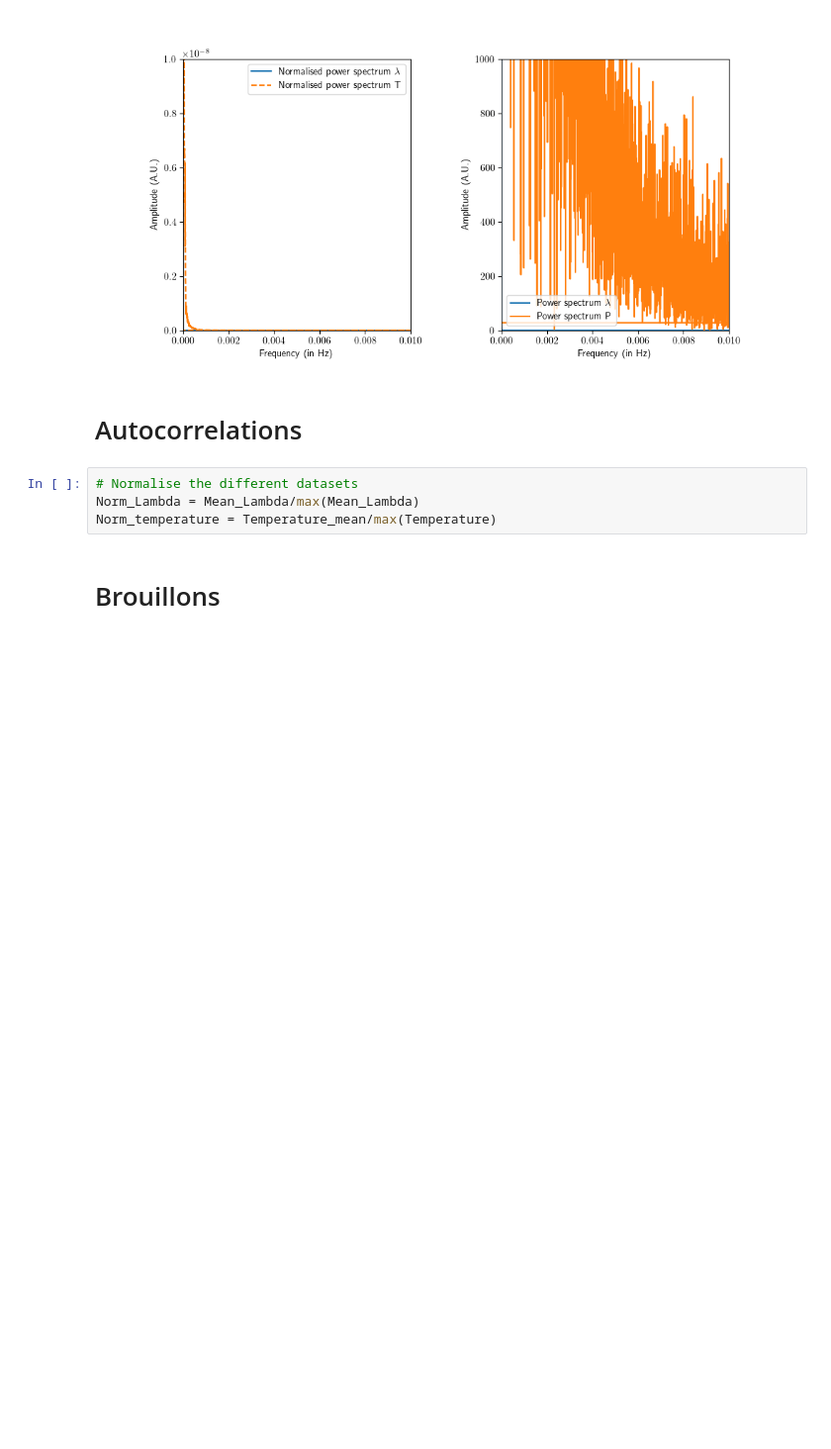
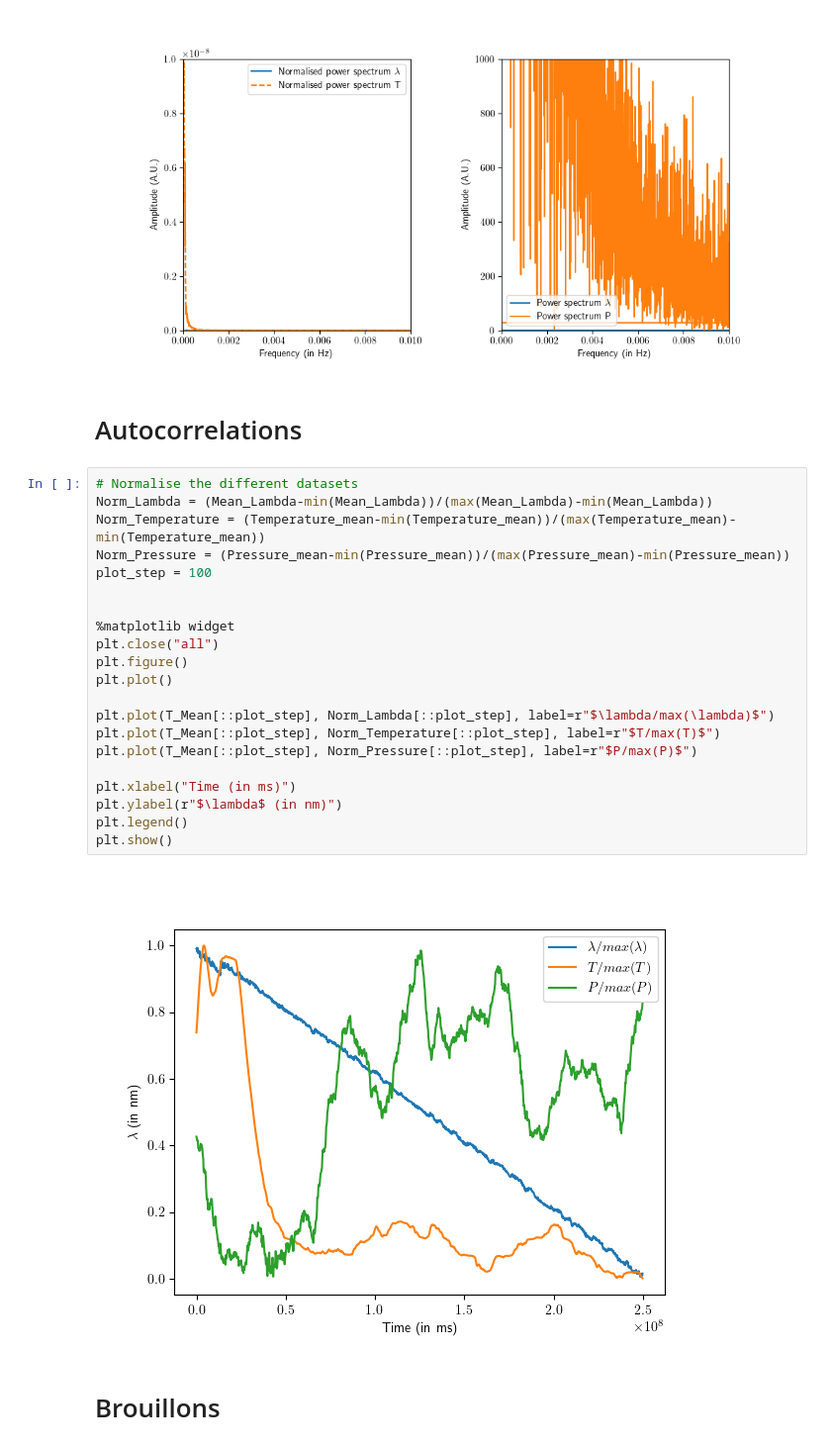
Before and after one commit to DolbeaultRemy/PLR1_PID_AnalyzeFrequency, a Jupyter notebook: AnalyzeFrequency.ipynb, the cells around one changed output. Shown at 99% size. Cells and saved outputs as stored; diff of their text form; blank space fills up the shorter version.

```diff
--- a/AnalyzeFrequency.ipynb
+++ b/AnalyzeFrequency.ipynb
@@ -271,8 +271,27 @@ plt.show()
 # Autocorrelations
 # %%
 # Normalise the different datasets
-Norm_Lambda = Mean_Lambda/max(Mean_Lambda)
-Norm_temperature = Temperature_mean/max(Temperature)
+Norm_Lambda = (Mean_Lambda-min(Mean_Lambda))/(max(Mean_Lambda)-min(Mean_Lambda))
+Norm_Temperature = (Temperature_mean-min(Temperature_mean))/(max(Temperature_mean)-min(Temperature_mean))
+Norm_Pressure = (Pressure_mean-min(Pressure_mean))/(max(Pressure_mean)-min(Pressure_mean))
+plot_step = 100
+
+
+%matplotlib widget
+plt.close("all")
+plt.figure()
+plt.plot()
+
+plt.plot(T_Mean[::plot_step], Norm_Lambda[::plot_step], label=r"$\lambda/max(\lambda)$")
+plt.plot(T_Mean[::plot_step], Norm_Temperature[::plot_step], label=r"$T/max(T)$")
+plt.plot(T_Mean[::plot_step], Norm_Pressure[::plot_step], label=r"$P/max(P)$")
+
+plt.xlabel("Time (in ms)")
+plt.ylabel(r"$\lambda$ (in nm)")
+plt.legend()
+plt.show()
+# %% [output]
+[figure, added]
 # %% [markdown]
 # Brouillons
 # %%
```
Also changed, not shown: parts of 1 cell of this notebook.
